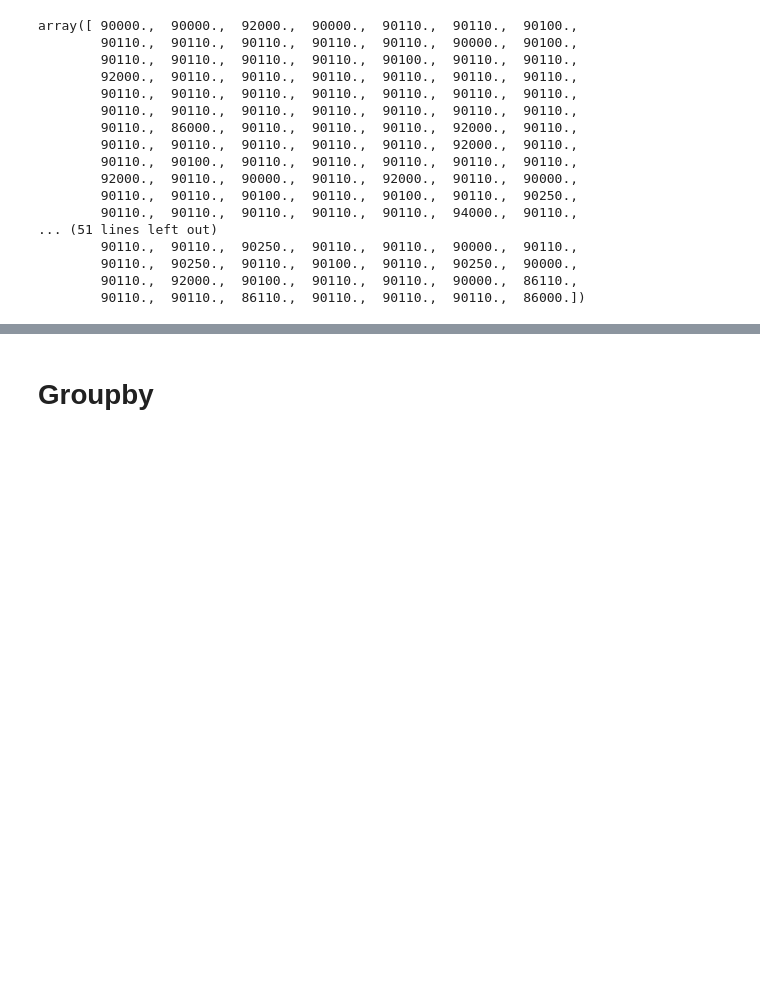
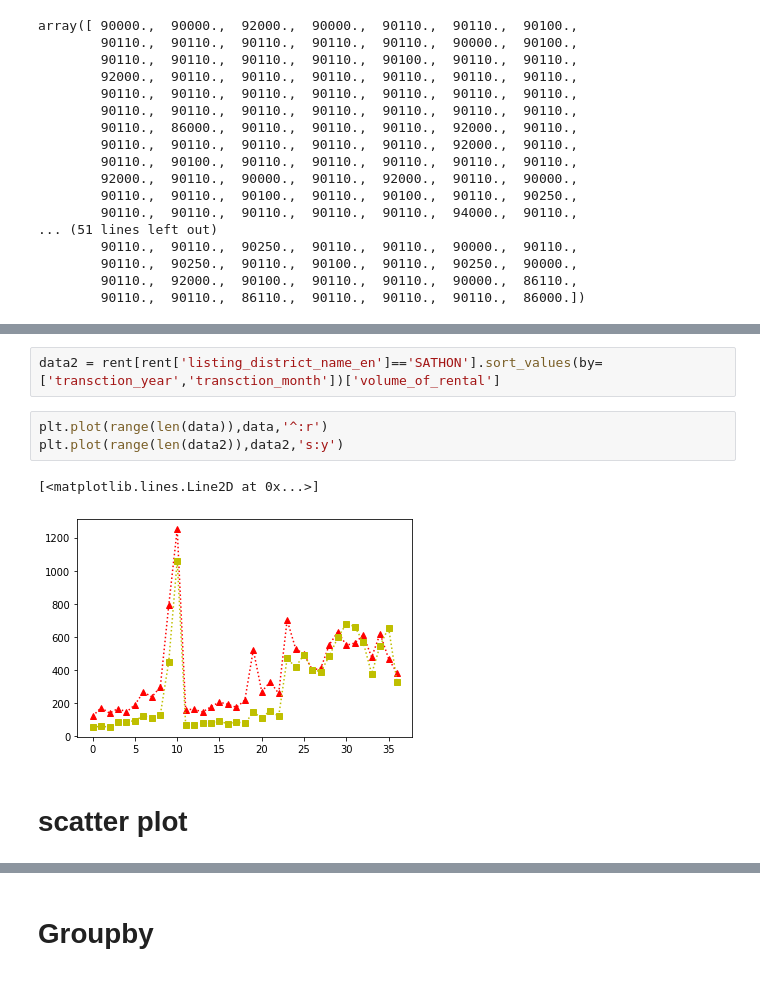
Before and after one commit to tohnperfect/DPDM65, a Jupyter notebook: pandas101.ipynb, the cells around one changed output, grey strips where cells are left out. Cells and saved outputs as stored; diff of their text form; blank space fills up the shorter version.

```diff
--- a/pandas101.ipynb
+++ b/pandas101.ipynb
@@ -406,0 +497,10 @@ array([ 90000.,  90000.,  92000.,  90000.,  90110.,  90110.,  90100.,
+# %%
+data2 = rent[rent['listing_district_name_en']=='SATHON'].sort_values(by=['transction_year','transction_month'])['volume_of_rental']
+# %%
+plt.plot(range(len(data)),data,'^:r')
+plt.plot(range(len(data2)),data2,'s:y')
+# %% [output]
+[<matplotlib.lines.Line2D at 0x...>]
+[figure, added]
+# %% [markdown]
+# scatter plot
```
Also changed, not shown: parts of 15 cells of this notebook.
